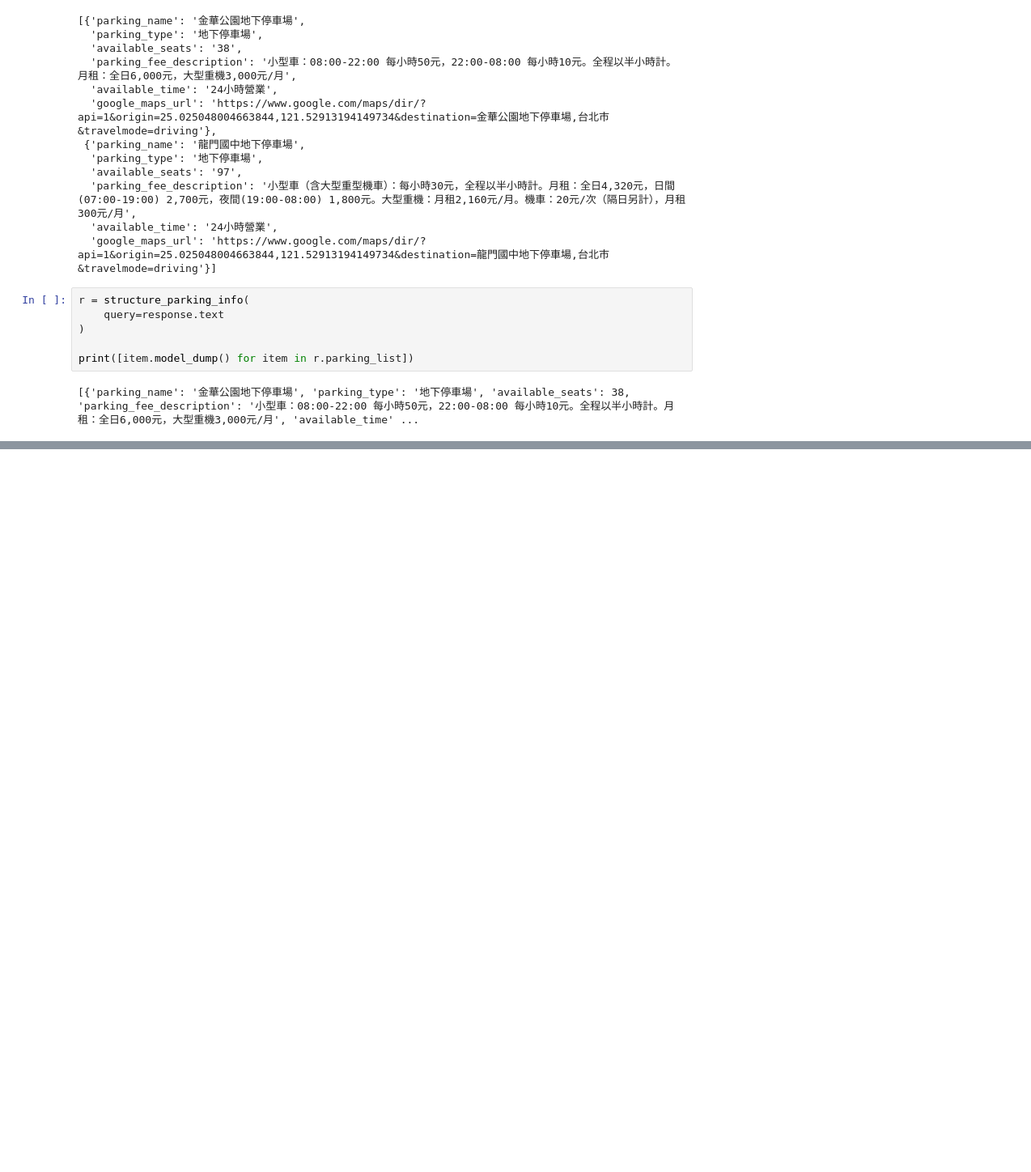
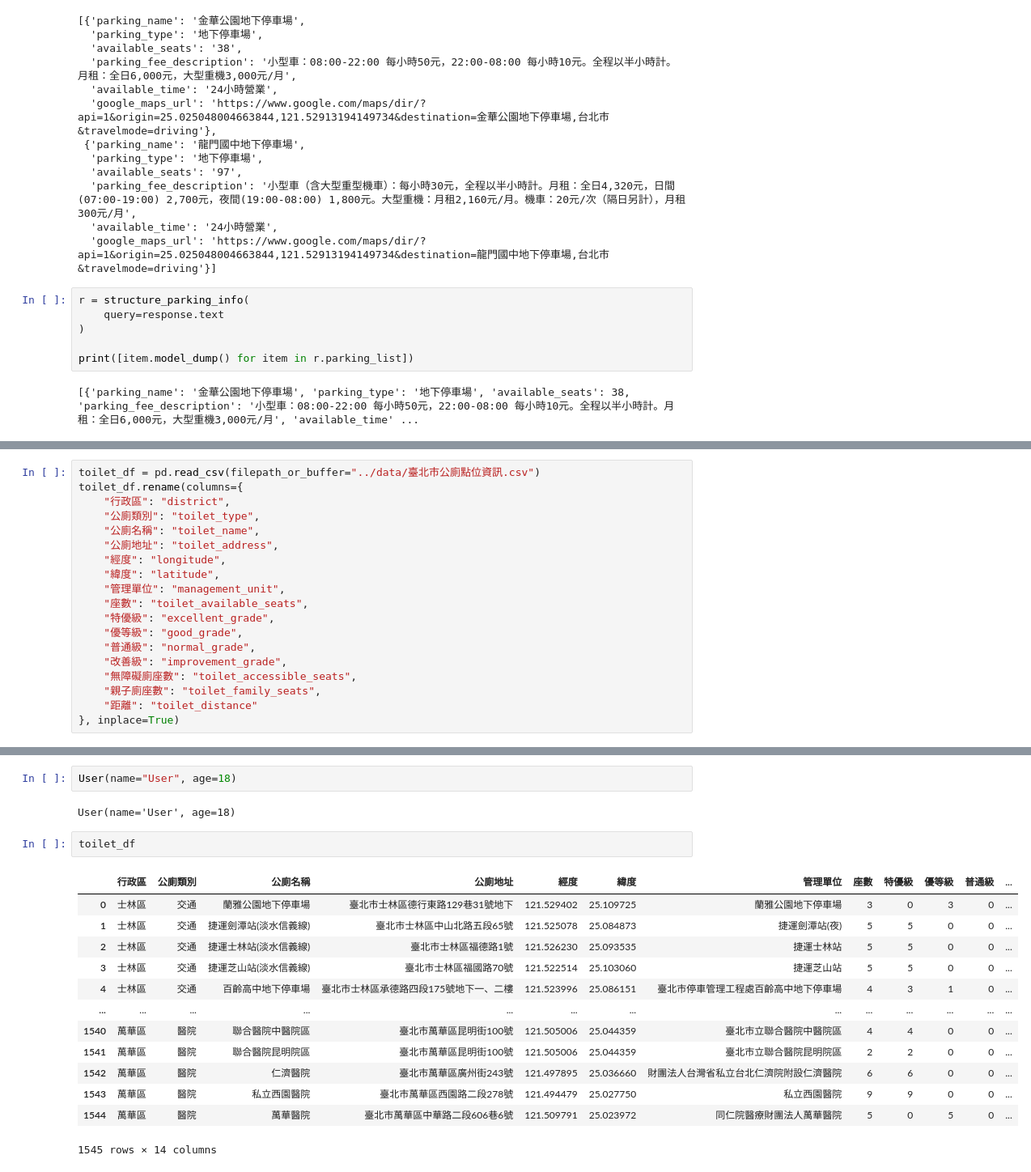
Before and after one commit to hsiehbocheng/ai-engineer-practice, a Jupyter notebook: line-ai-chatbot/notebook/ai-chatbot.ipynb, the cells around one changed output, grey strips where cells are left out. Shown at 81% size. Drawn from its saved outputs; the diff is of its cells as text; blank space fills up the shorter version.

```diff
--- a/line-ai-chatbot/notebook/ai-chatbot.ipynb
+++ b/line-ai-chatbot/notebook/ai-chatbot.ipynb
@@ -377,0 +498,19 @@ print([item.model_dump() for item in r.parking_list])
+# %%
+toilet_df = pd.read_csv(filepath_or_buffer="../data/臺北市公廁點位資訊.csv")
+toilet_df.rename(columns={
+    "行政區": "district",
+    "公廁類別": "toilet_type",
+    "公廁名稱": "toilet_name",
+    "公廁地址": "toilet_address",
+    "經度": "longitude",
+    "緯度": "latitude",
+    "管理單位": "management_unit",
+    "座數": "toilet_available_seats",
+    "特優級": "excellent_grade",
+    "優等級": "good_grade",
+    "普通級": "normal_grade",
+    "改善級": "improvement_grade",
+    "無障礙廁座數": "toilet_accessible_seats",
+    "親子廁座數": "toilet_family_seats",
+    "距離": "toilet_distance"
+}, inplace=True)
@@ -377,0 +588,20 @@ print([item.model_dump() for item in r.parking_list])
+# %%
+User(name="User", age=18)
+# %% [output]
+User(name='User', age=18)
+# %%
+toilet_df
+# %% [output]
+|  | 行政區 | 公廁類別 | 公廁名稱 | 公廁地址 | 經度 | 緯度 | 管理單位 | 座數 | 特優級 | 優等級 | 普通級 | ... |
+| 0 | 士林區 | 交通 | 蘭雅公園地下停車場 | 臺北市士林區德行東路129巷31號地下 | 121.529402 | 25.109725 | 蘭雅公園地下停車場 | 3 | 0 | 3 | 0 | ... |
+| 1 | 士林區 | 交通 | 捷運劍潭站(淡水信義線) | 臺北市士林區中山北路五段65號 | 121.525078 | 25.084873 | 捷運劍潭站(夜) | 5 | 5 | 0 | 0 | ... |
+| 2 | 士林區 | 交通 | 捷運士林站(淡水信義線) | 臺北市士林區福德路1號 | 121.526230 | 25.093535 | 捷運士林站 | 5 | 5 | 0 | 0 | ... |
+| 3 | 士林區 | 交通 | 捷運芝山站(淡水信義線) | 臺北市士林區福國路70號 | 121.522514 | 25.103060 | 捷運芝山站 | 5 | 5 | 0 | 0 | ... |
+| 4 | 士林區 | 交通 | 百齡高中地下停車場 | 臺北市士林區承德路四段175號地下一、二樓 | 121.523996 | 25.086151 | 臺北市停車管理工程處百齡高中地下停車場 | 4 | 3 | 1 | 0 | ... |
+| ... | ... | ... | ... | ... | ... | ... | ... | ... | ... | ... | ... | ... |
+| 1540 | 萬華區 | 醫院 | 聯合醫院中醫院區 | 臺北市萬華區昆明街100號 | 121.505006 | 25.044359 | 臺北市立聯合醫院中醫院區 | 4 | 4 | 0 | 0 | ... |
+| 1541 | 萬華區 | 醫院 | 聯合醫院昆明院區 | 臺北市萬華區昆明街100號 | 121.505006 | 25.044359 | 臺北市立聯合醫院昆明院區 | 2 | 2 | 0 | 0 | ... |
+| 1542 | 萬華區 | 醫院 | 仁濟醫院 | 臺北市萬華區廣州街243號 | 121.497895 | 25.036660 | 財團法人台灣省私立台北仁濟院附設仁濟醫院 | 6 | 6 | 0 | 0 | ... |
+| 1543 | 萬華區 | 醫院 | 私立西園醫院 | 臺北市萬華區西園路二段278號 | 121.494479 | 25.027750 | 私立西園醫院 | 9 | 9 | 0 | 0 | ... |
+| 1544 | 萬華區 | 醫院 | 萬華醫院 | 臺北市萬華區中華路二段606巷6號 | 121.509791 | 25.023972 | 同仁院醫療財團法人萬華醫院 | 5 | 0 | 5 | 0 | ... |
+1545 rows × 14 columns
```
Also changed, not shown: parts of 15 cells of this notebook, 16 other files.
